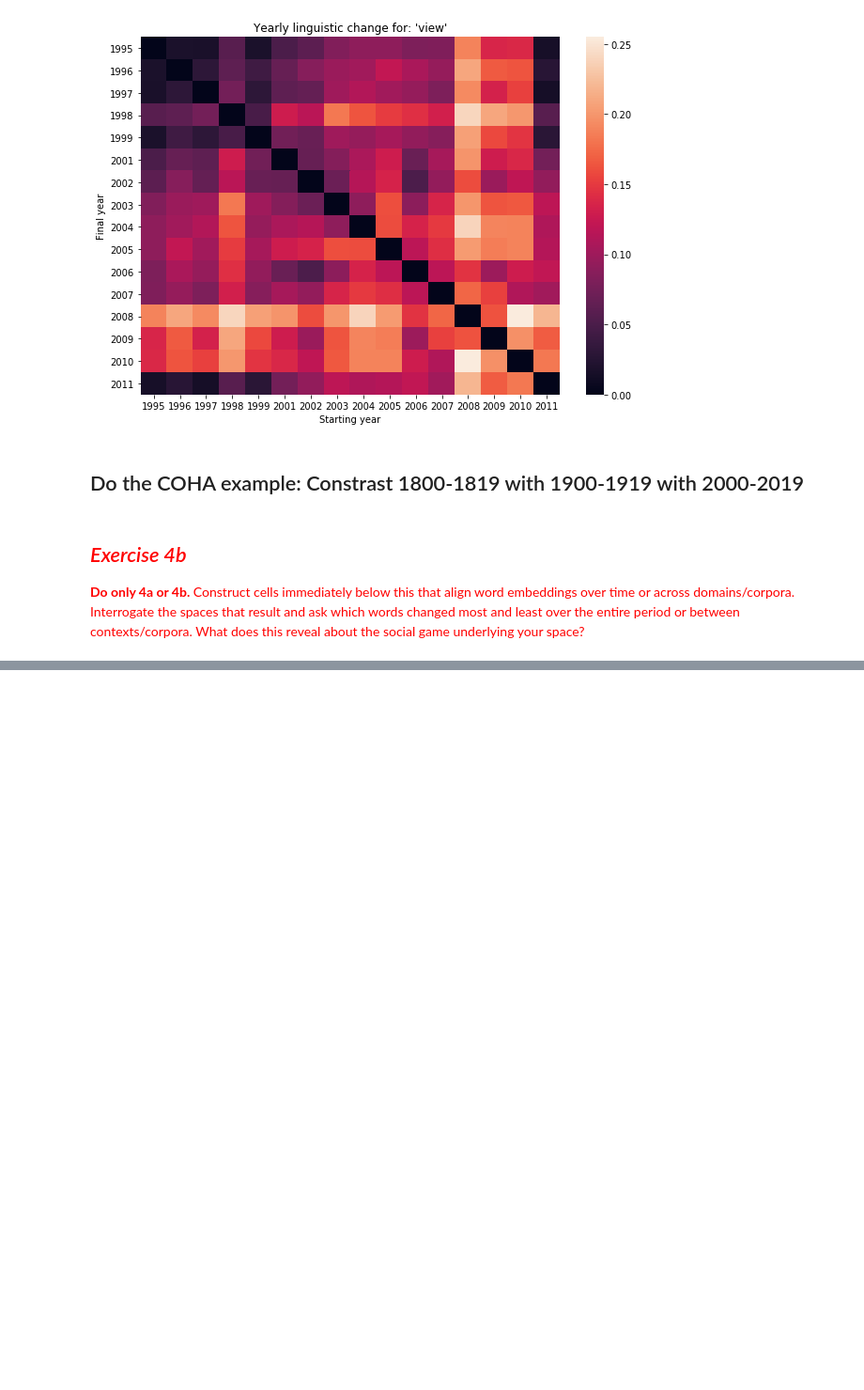
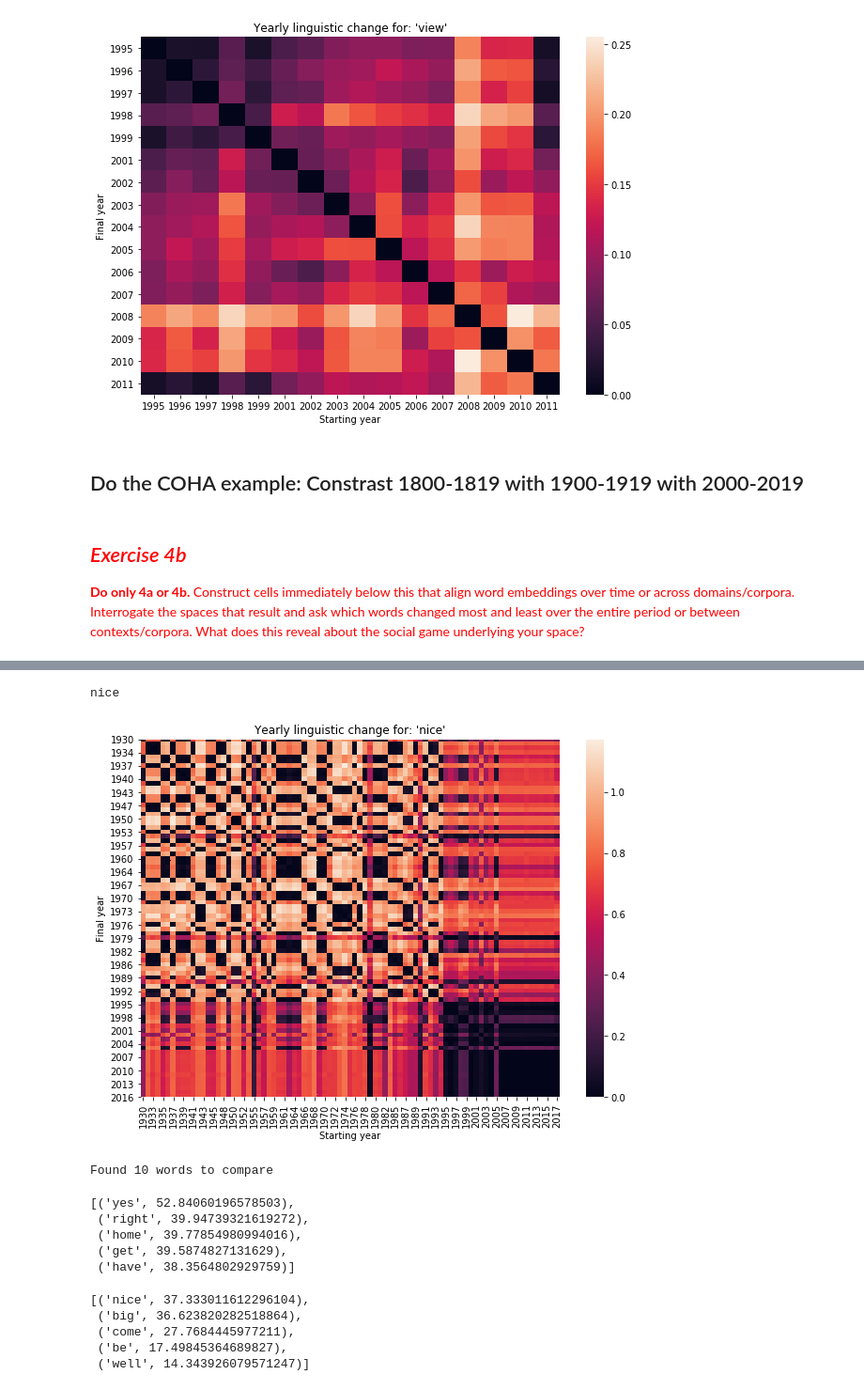
Before and after one commit to iamlaurenbeard/Content-Analysis-2020, a Jupyter notebook: week-7/7-beard.ipynb, the cells around one changed output, grey strips where cells are left out. Shown at 94% size. Drawn from its saved outputs; the diff is of its cells as text; code cells hidden in the pictures; blank space fills up the shorter version.

```diff
--- a/week-7/7-beard.ipynb
+++ b/week-7/7-beard.ipynb
@@ -1558,0 +1946,16 @@ view
+# %%
+# the usage of 'nice' has also stabilized since 1995
+## it seems to have undergone a lot of fluctuations, potentially pointing to controversy over its meaning
+targetWord = 'nice'
+
+pltDF = getDivergenceDF(targetWord, comparedEmbeddings)
+fig, ax = plt.subplots(figsize = (10, 7))
+seaborn.heatmap(pltDF, ax = ax, annot = False) #set annot True for a lot more information
+ax.set_xlabel("Starting year")
+ax.set_ylabel("Final year")
+ax.set_ylabel("Final year")
+ax.set_title("Yearly linguistic change for: '{}'".format(targetWord))
+plt.show()
+# %% [output]
+nice
+[figure, added]
@@ -1558,0 +1979,24 @@ view
+# %%
+wordDivergences = findMostDivergent(comparedEmbeddings)
+# %% [output]
+Found 10 words to compare
+# %%
+# The most divergent words are:
+# (right as one of the most divergent is interesting in considering themes of violence
+## as this would most likely affect how violence is portrayed/justified over time)
+wordDivergences[:5]
+# %% [output]
+[('yes', 52.84060196578503),
+ ('right', 39.94739321619272),
+ ('home', 39.77854980994016),
+ ('get', 39.5874827131629),
+ ('have', 38.3564802929759)]
+# %%
+# and the least are
+wordDivergences[-5:]
+# %% [output]
+[('nice', 37.333011612296104),
+ ('big', 36.623820282518864),
+ ('come', 27.7684445977211),
+ ('be', 17.49845364689827),
+ ('well', 14.343926079571247)]
```
Also changed, not shown: parts of 97 cells of this notebook.
